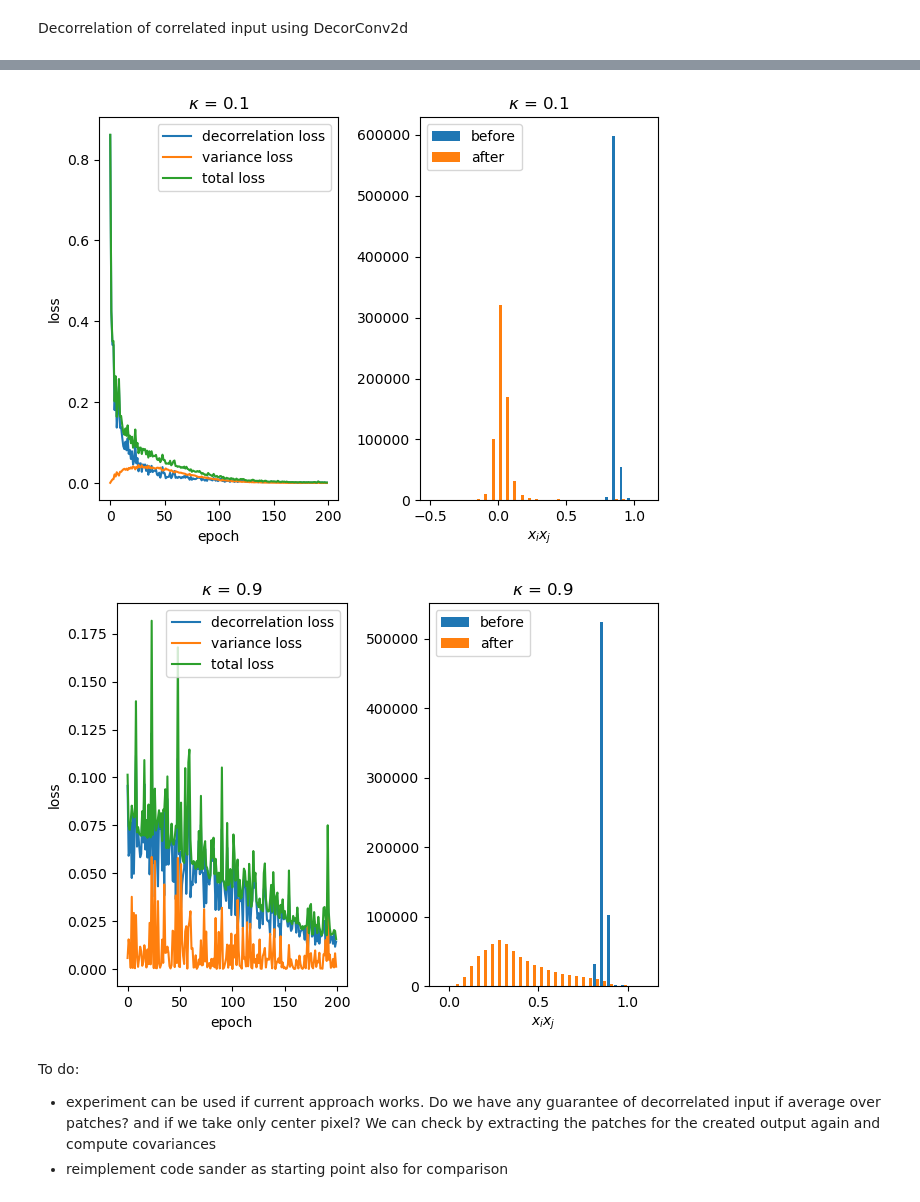
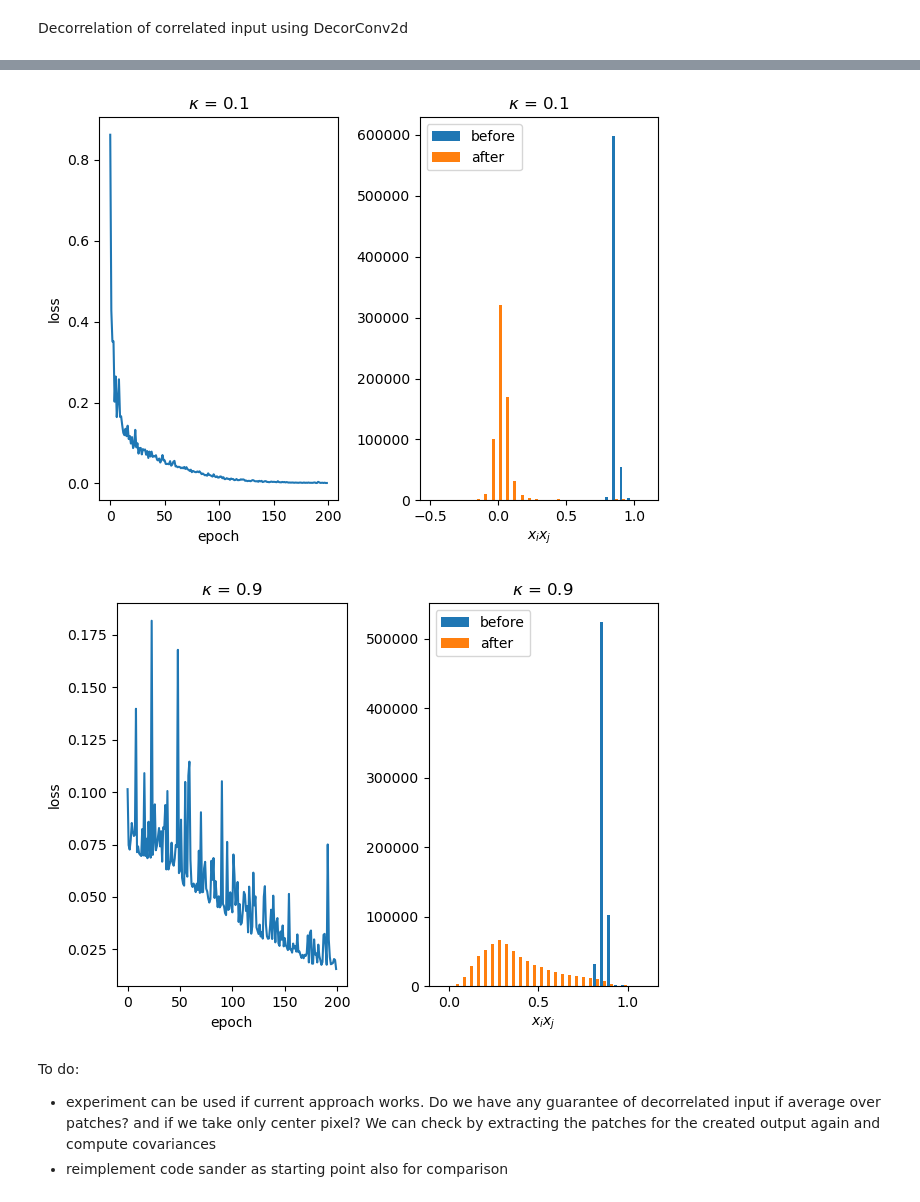
Before and after one commit to artcogsys/decorbp, a Jupyter notebook: examples/decorrelation_analysis.ipynb, the cells around one changed output, grey strips where cells are left out. Drawn from its saved outputs; the diff is of its cells as text; code cells hidden in the pictures.

```diff
--- a/examples/decorrelation_analysis.ipynb
+++ b/examples/decorrelation_analysis.ipynb
@@ -13,23 +13,22 @@ import matplotlib.pyplot as plt
 def decorrelate(num_epochs, data, model, lr=1e-2):
 
     # covariance matrix before training
-    X = model(data).view(data.shape[0],-1)
+    X = model.decorrelate(data).view(data.shape[0],-1)
     A1 = (X.T @ X) / len(X)
 
     # train decorrelator
-    D = np.zeros(num_epochs)
-    V = np.zeros(num_epochs)
+    L = np.zeros(num_epochs)
     for i in range(num_epochs):
         y = model.forward(data)
-        D[i], V[i] = model.update()
+        L[i] = model.update()
         model.R -= lr * model.R.grad
-        print(f'iteration {i}\ttotal loss: {D[i] + V[i]:.3f}')
+        print(f'iteration {i}\tloss: {L[i]:.3f}')
 
     # covariance matrix after training
-    X = model(data).view(data.shape[0],-1)
+    X = model.decorrelate(data).view(data.shape[0],-1)
     A2 = (X.T @ X) / len(X)
 
-    return D, V, A1, A2
+    return L, A1, A2
 # %% [markdown]
 We start by showing effective decorrelation of correlated input
 # %%
@@ -50,14 +49,11 @@ for kappa in kappas:
     # create a decorrelator
     model = Decorrelation(dim=num_features, kappa=kappa)
 
-    D, V, A1, A2 = decorrelate(num_epochs, data, model, lr=lr)
+    L, A1, A2 = decorrelate(num_epochs, data, model, lr=lr)
 
     plt.figure()
     plt.subplot(1,2,1)
-    plt.plot(D, label='decorrelation loss')
-    plt.plot(V, label='variance loss')
-    plt.plot(D+V, label='total loss')
-    plt.legend()
+    plt.plot(L)
     plt.ylabel('loss')
     plt.xlabel('epoch')
     plt.title(f'$\kappa$ = {kappa}')
@@ -129,14 +125,11 @@ for kappa in kappas:
     # create a convolutional decorrelator
     model = DecorConv2d(in_channels=in_channels, out_channels=out_channels, kernel_size=kernel_size, kappa=kappa, downsample_perc=downsample_perc)
 
-    D, V, A1, A2 = decorrelate(num_epochs, data, model, lr=lr)
+    L, A1, A2 = decorrelate(num_epochs, data, model, lr=lr)
 
     plt.figure()
     plt.subplot(1,2,1)
-    plt.plot(D, label='decorrelation loss')
-    plt.plot(V, label='variance loss')
-    plt.plot(D+V, label='total loss')
-    plt.legend()
+    plt.plot(L)
     plt.ylabel('loss')
     plt.xlabel('epoch')
     plt.title(f'$\kappa$ = {kappa}')
@@ -169,5 +162,5 @@ iteration 199   total loss: 0.016
-[figure, old version]
+[figure, new version]
-[figure, old version]
+[figure, new version]
 # %%
 # WHEN IT WORKS WE CAN START TO COMBINE WITH A PATCHWISE MODEL
 # %% [markdown]
```
Also changed, not shown: parts of 2 cells of this notebook, 5 other files.
